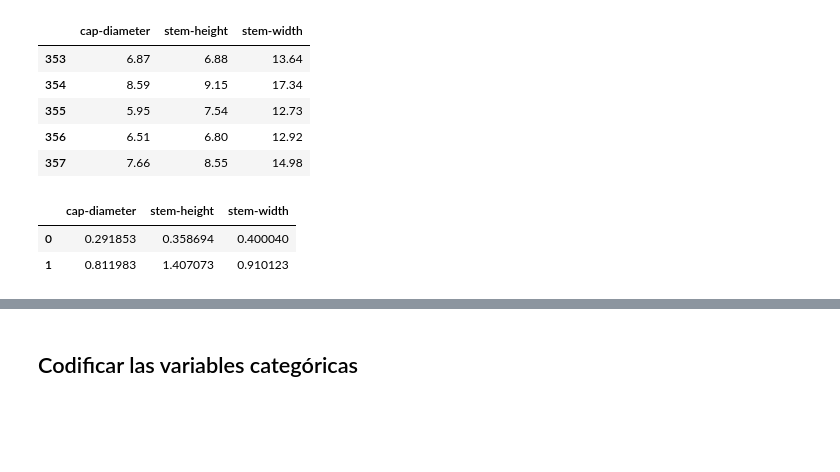
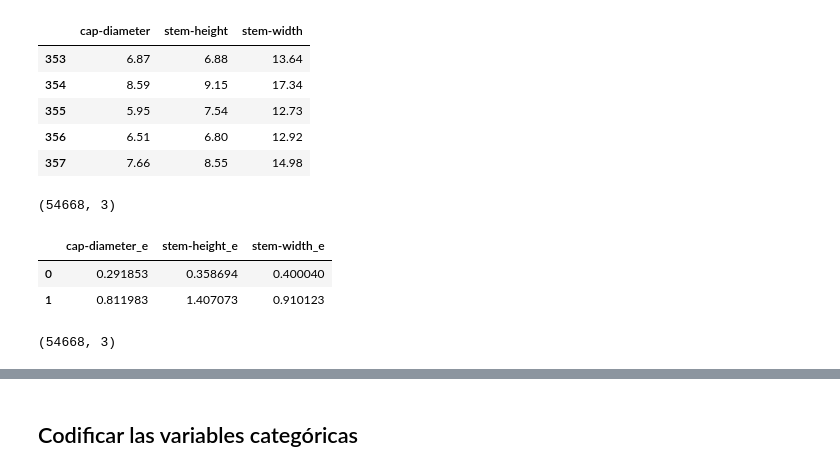
Before and after one commit to Adalab/-DA-promo-b-modulo-3-sprint-1-Maria-Ana, a Jupyter notebook: pair-programming-12-RLogística-Preproces/pair-programming-12-RLogística-Preproces.ipynb, the cells around one changed output, grey strips where cells are left out. Cells and saved outputs as stored; diff of their text form; code cells hidden in the pictures; blank space fills up the shorter version.

```diff
--- a/pair-programming-12-RLogística-Preproces/pair-programming-12-RLogística-Preproces.ipynb
+++ b/pair-programming-12-RLogística-Preproces/pair-programming-12-RLogística-Preproces.ipynb
@@ -30,5 +30,5 @@ from sklearn.model_selection import train_test_split
 import warnings
 warnings.filterwarnings("ignore")
 # %%
-df = pd.read_pickle('../datos/setas/setas_limpio.pkl')
+df2 = pd.read_pickle('../datos/setas/setas_limpio.pkl')
 # %%
@@ -55,4 +55,4 @@ dtype: int64
 # %%
 # nos hacemos una copia del df que acabamos de cargar
 
-df = df.copy()
+df = df2.copy()
@@ -70,20 +74,28 @@ numericas.head()
 | 355 | 5.95 | 7.54 | 12.73 |
 | 356 | 6.51 | 6.80 | 12.92 |
 | 357 | 7.66 | 8.55 | 14.98 |
+# %%
+numericas.shape
+# %% [output]
+(54668, 3)
 # %%
 # ahora ya podemos ajustar nuestros datos.
 
 scaler.fit(numericas)
 
 # transformamos los datos
 
 X_escaladas = scaler.transform(numericas)
 
 # por último convertiremos el array que nos devuelve en un dataframe.
 
-numericas_estandar = pd.DataFrame(X_escaladas, columns = numericas.columns)
+numericas_estandar = pd.DataFrame(X_escaladas, columns = numericas.columns+"_e")
 numericas_estandar.head(2)
 # %% [output]
-|  | cap-diameter | stem-height | stem-width |
+|  | cap-diameter_e | stem-height_e | stem-width_e |
 | 0 | 0.291853 | 0.358694 | 0.400040 |
 | 1 | 0.811983 | 1.407073 | 0.910123 |
+# %%
+numericas_estandar.shape
+# %% [output]
+(54668, 3)
```
Also changed, not shown: parts of 25 cells of this notebook, 4 other files.
